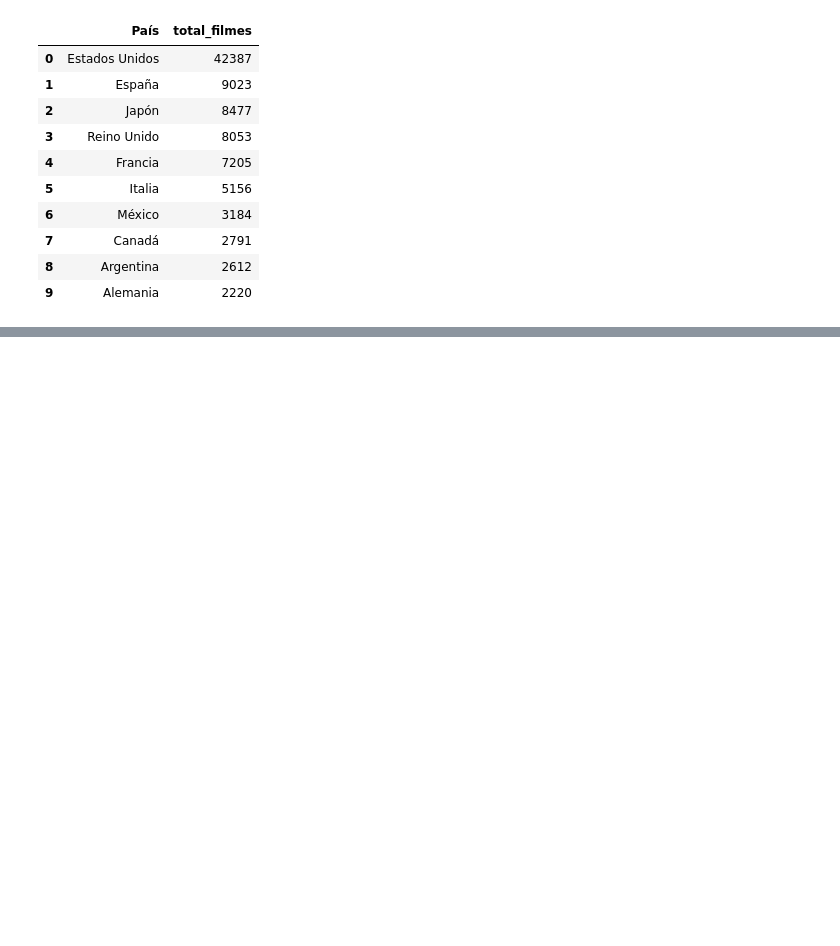
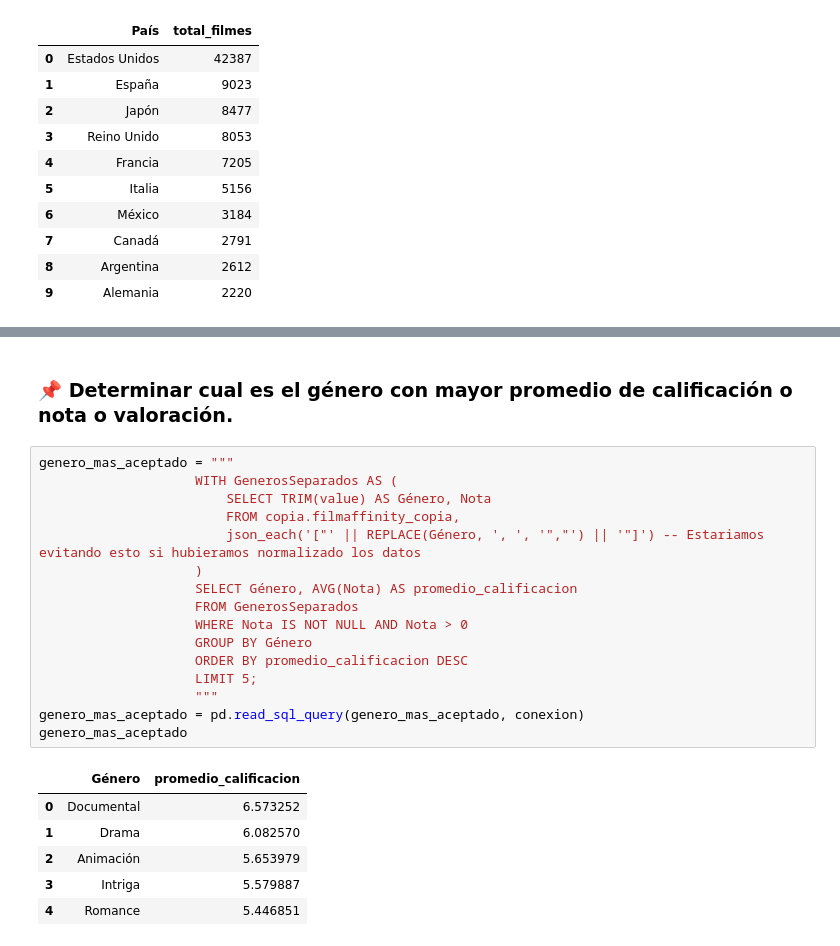
Before and after one commit to Dilmer-Rojas/Filmaffinity, a Jupyter notebook: data_a.ipynb, the cells around one changed output, grey strips where cells are left out. Saved outputs shown, nothing was run; the diff lists cells and outputs as text; blank space fills up the shorter version.

```diff
--- a/data_a.ipynb
+++ b/data_a.ipynb
@@ -503,0 +577,25 @@ Archivo guardado en: ./data/diez_paises_filmes.xlsx
+# %% [markdown]
+### 📌	Determinar cual es el género con mayor promedio de calificación o nota o valoración.
+# %%
+genero_mas_aceptado = """
+                    WITH GenerosSeparados AS (
+                        SELECT TRIM(value) AS Género, Nota
+                        FROM copia.filmaffinity_copia,
+                        json_each('["' || REPLACE(Género, ', ', '","') || '"]') -- Estariamos evitando esto si hubieramos normalizado los datos
+                    )
+                    SELECT Género, AVG(Nota) AS promedio_calificacion
+                    FROM GenerosSeparados
+                    WHERE Nota IS NOT NULL AND Nota > 0
+                    GROUP BY Género
+                    ORDER BY promedio_calificacion DESC
+                    LIMIT 5;
+                    """
+genero_mas_aceptado = pd.read_sql_query(genero_mas_aceptado, conexion)
+genero_mas_aceptado
+# %% [output]
+|  | Género | promedio_calificacion |
+| 0 | Documental | 6.573252 |
+| 1 | Drama | 6.082570 |
+| 2 | Animación | 5.653979 |
+| 3 | Intriga | 5.579887 |
+| 4 | Romance | 5.446851 |
```
Also changed, not shown: parts of 18 cells of this notebook, 7 other files.
